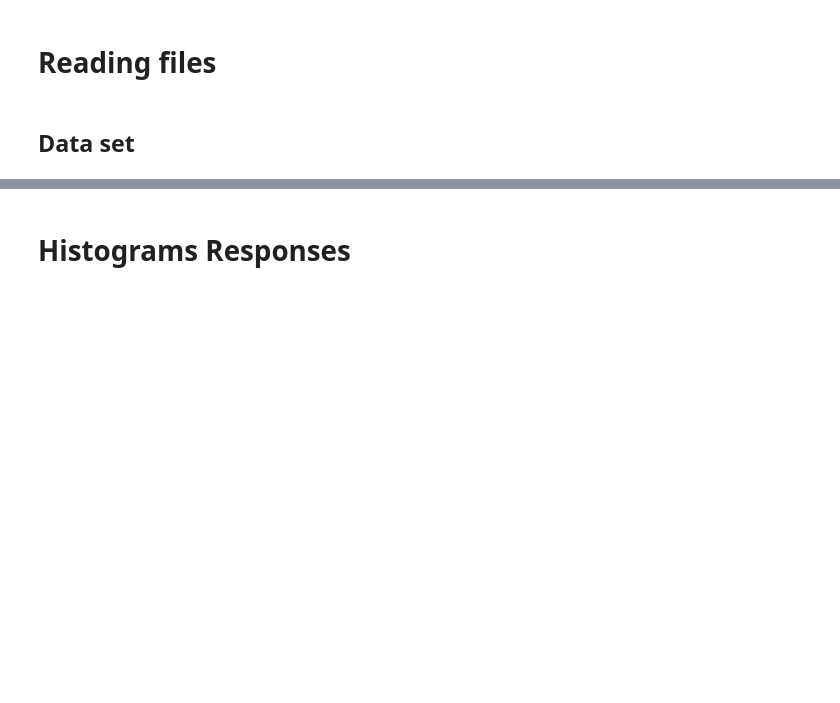
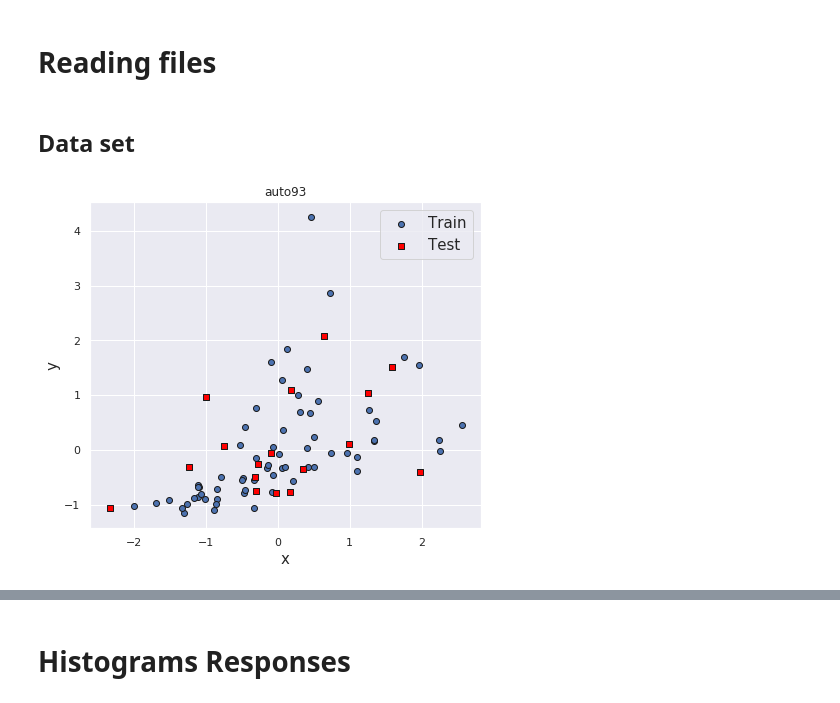
Before and after one commit to jvcm/irt_project, a Jupyter notebook: analysis.ipynb, the cells around one changed output, grey strips where cells are left out. Saved outputs shown, nothing was run; the diff lists cells and outputs as text; code cells hidden in the pictures; blank space fills up the shorter version.

```diff
--- a/analysis.ipynb
+++ b/analysis.ipynb
@@ -118,40 +118,43 @@ chosen_i = [55, 4]
 # %% [markdown]
 ## Data set
 # %%
-df = pd.read_csv('./data/SELECTED/' + name + '.csv', na_values=['?'])
+df = pd.read_csv('./data/' + name + '.csv', na_values=['?'])
 df = df.dropna()
 # X = df.iloc[:, 0].values.reshape(-1,1)
 X = df.iloc[:, :-1].values
 
 y = df.iloc[:, -1].values
 
 X_train, X_test, y_train, y_test = train_test_split(X, y, test_size=0.2, random_state = 42)
 inst = ['a', 'b']
 
 # Principal component analysis
 pca = PCA(n_components= 1)
 X_train = pca.fit_transform(X_train)
 X_test = pca.transform(X_test)
 
 sc_x = StandardScaler()
 X_train = sc_x.fit_transform(X_train)
 X_test = sc_x.transform(X_test)
 sc_y = StandardScaler()
 y_train = sc_y.fit_transform(y_train.reshape(-1,1))
 y_test = sc_y.transform(y_test.reshape(-1,1))
 
-plt.figure(figsize=(9, 6))
+plt.figure(figsize=(7, 6))
 
 plt.scatter(X_train, y_train, label = 'Train',cmap = cmap1, edgecolor='k')
 plt.scatter(X_test, y_test, label = 'Test', c='red',cmap = cmap1, edgecolor='k', marker='s')
 
 # for i, pt in enumerate(chosen_i):
 #     plt.plot([X_test[pt],X_test[pt] - 0.5], [y_test[pt], y_test[pt] + .02*pt], c='black')
 #     plt.text(x = X_test[pt] -.7 if i == 0 else X_test[pt] - .7, y = y_test[pt]+ 1.3 if i == 0 else y_test[pt]+ 0.3, s='Inst. {}' .format(inst[i]), fontsize = fsz)
 plt.ylabel('y', fontsize= fsz)
 plt.xlabel('x', fontsize= fsz)
 plt.legend(fontsize = fsz)
+plt.title(name)
 plt.savefig('./Results_IRT/' + name + '/train_test_dataset.png', bbox_inches = 'tight',
     pad_inches = 0)
+# %% [output]
+[figure, added]
 # %%
 foldernames
```
Also changed, not shown: parts of 14 cells of this notebook, 3 other files.
